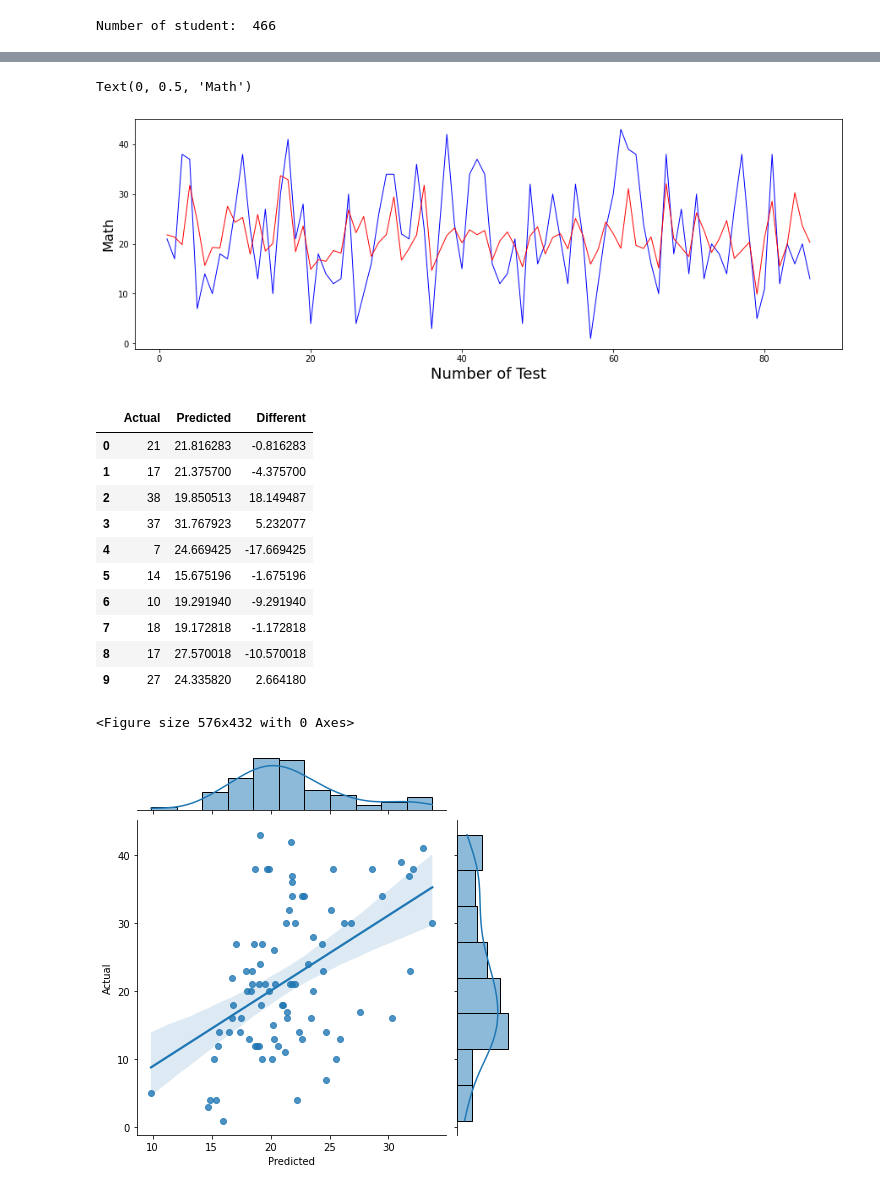
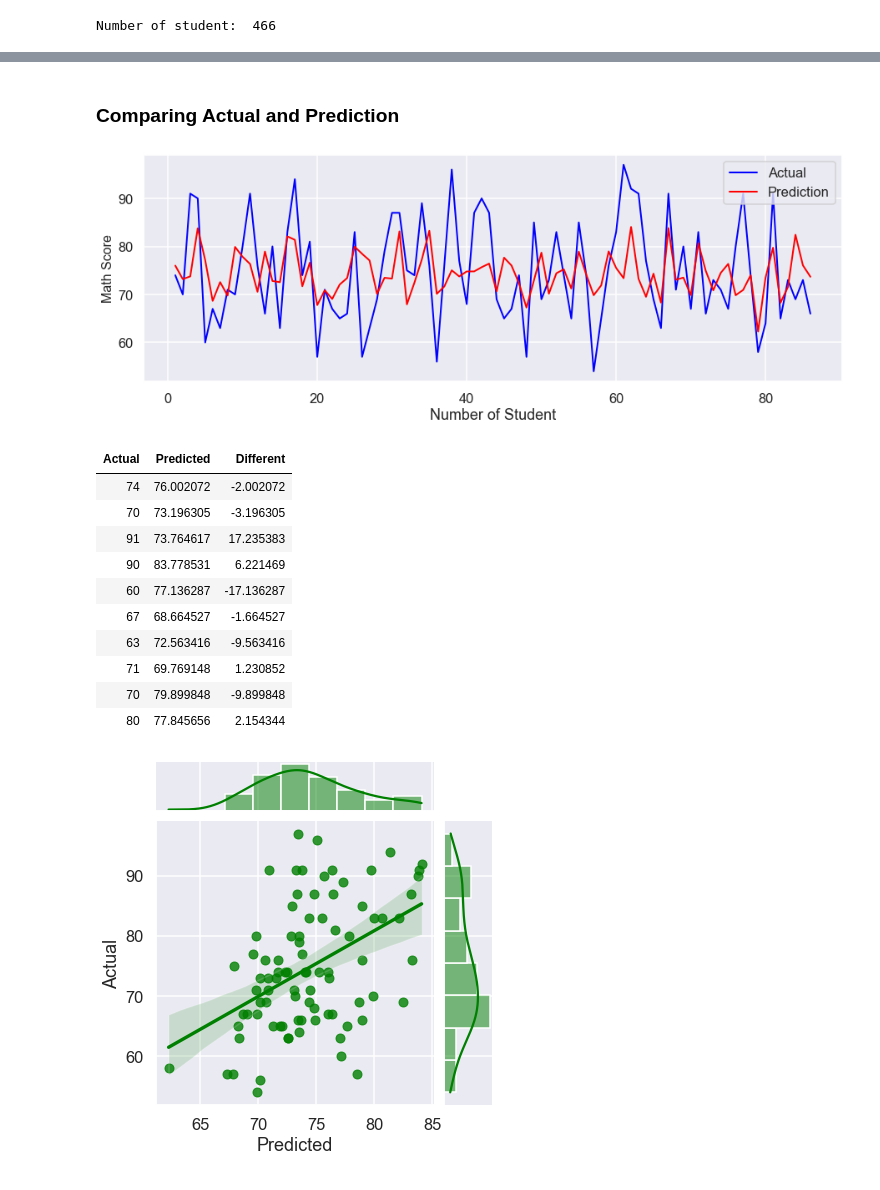
Before and after one commit to lukpras/Regression, a Jupyter notebook: Random_Forest_Regression.ipynb, the cells around one changed output, grey strips where cells are left out. Drawn from its saved outputs; the diff is of its cells as text; code cells hidden in the pictures.

```diff
--- a/Random_Forest_Regression.ipynb
+++ b/Random_Forest_Regression.ipynb
@@ -211,2 +231,5 @@ y = train['Math']
+# %%
+x = data.iloc[:data.shape[0], :-1]
+y = data['Math']
 # %%
 x_train, x_val, y_train, y_val = train_test_split(x, y, test_size = 0.2, random_state = 100)
@@ -212,0 +255,5 @@ x_train, x_val, y_train, y_val = train_test_split(x, y, test_size = 0.2, random_
+# %%
+RF = RandomForestRegressor()
+RF_random = RandomizedSearchCV(estimator = RF, param_distributions = random_grid,
+               n_iter = 100, cv = 5, verbose=2, random_state=42, n_jobs = -1)
+RF_random.fit(x_train, y_train)
@@ -213,16 +288,24 @@ x_train, x_val, y_train, y_val = train_test_split(x, y, test_size = 0.2, random_
 # %%
-RF = RandomForestRegressor(criterion='mse', min_samples_leaf=6,
-                      n_estimators=500, random_state=100, n_jobs=-1)
+RF = RandomForestRegressor(n_estimators=200, min_samples_split=2,
+                           min_samples_leaf=2, max_features='sqrt',
+                           max_depth=80, bootstrap=True, n_jobs=-1
+                           )
 RF.fit(x_train, y_train)
 
 y_train_pred_RF = RF.predict(x_train)
 y_val_pred_RF = RF.predict(x_val)
 
-r2_score_RF_train = r2_score(y_train, y_train_pred_RF)
-r2_score_RF_val = r2_score(y_val, y_val_pred_RF)
-rmse_RF = np.sqrt(mean_squared_error(y_val, y_val_pred_RF))
+r2_score_RF_train = round(r2_score(y_train, y_train_pred_RF), 4)
+r2_score_RF_val = round(r2_score(y_val, y_val_pred_RF), 4)
+mape_RF_train = 100 * mean_absolute_percentage_error(y_train, y_train_pred_RF)
+mape_RF_val = 100 * mean_absolute_percentage_error(y_val, y_val_pred_RF)
+accuracy_RF_train = 100 - mape_RF_train
+accuracy_RF_val = 100 - mape_RF_val
 
 print('R2_score (train): ', r2_score_RF_train)
 print('R2_score (test): ', r2_score_RF_val)
-print("RMSE: ", rmse_RF)
+print("MAPE (train): {:0.2f}%.".format(mape_RF_train))
+print("Accuracy (train): {:0.2f}%.".format(accuracy_RF_train))
+print("MAPE (test): {:0.2f}%.".format(mape_RF_val))
+print("Accuracy (test): {:0.2f}%.".format(accuracy_RF_val))
 # %% [output]
@@ -232,38 +320,42 @@ RMSE:  9.16717996433382
+# %% [markdown]
+### Comparing Actual and Prediction
 # %%
-plt.figure(figsize=[15,5])
+fig = plt.figure(figsize=[15,5])
 
 c = [i for i in range(1,87,1)]
 d = [i for i in range(1,87,1)]
 
-plt.plot(c, y_val, color="blue", linewidth=1, linestyle="-")
-plt.plot(d, y_val_pred_RF, color="red",  linewidth=1, linestyle="-")
-plt.xlabel('Number of Test', fontsize=18)
-plt.ylabel('Math', fontsize=16)
+plt.plot(c, y_val, color="blue", linewidth=2, linestyle="-", label="Actual")
+plt.plot(d, y_val_pred_RF, color="red",  linewidth=2, linestyle="-", label="Prediction")
+plt.xlabel('Number of Student', fontsize=18)
+plt.ylabel('Math Score', fontsize=16)
+plt.legend(loc="upper right")
+plt.show()
+#fig.savefig('Prediction.png', transparent=True)
 # %% [output]
-Text(0, 0.5, 'Math')
-[figure, old version]
+[figure, new version]
 # %%
 y_val = y_val.ravel()
-actualvspredicted = pd.DataFrame({"Actual":y_val,"Predicted":y_val_pred_RF, 'Different':y_val-y_val_pred_RF})
-actualvspredicted.head(10).style.background_gradient(cmap='YlGn')
+versus = pd.DataFrame({"Actual":y_val, "Predicted":y_val_pred_RF, 'Different':y_val-y_val_pred_RF})
+versus.head(10).style.hide_index().highlight_max(color = 'black')
 # %% [output]
-|  | Actual | Predicted | Different |
-| 0 | 21 | 21.816283 | -0.816283 |
-| 1 | 17 | 21.375700 | -4.375700 |
-| 2 | 38 | 19.850513 | 18.149487 |
-| 3 | 37 | 31.767923 | 5.232077 |
-| 4 | 7 | 24.669425 | -17.669425 |
-| 5 | 14 | 15.675196 | -1.675196 |
-| 6 | 10 | 19.291940 | -9.291940 |
-| 7 | 18 | 19.172818 | -1.172818 |
-| 8 | 17 | 27.570018 | -10.570018 |
-| 9 | 27 | 24.335820 | 2.664180 |
+| Actual | Predicted | Different |
+| 74 | 76.002072 | -2.002072 |
+| 70 | 73.196305 | -3.196305 |
+| 91 | 73.764617 | 17.235383 |
+| 90 | 83.778531 | 6.221469 |
+| 60 | 77.136287 | -17.136287 |
+| 67 | 68.664527 | -1.664527 |
+| 63 | 72.563416 | -9.563416 |
+| 71 | 69.769148 | 1.230852 |
+| 70 | 79.899848 | -9.899848 |
+| 80 | 77.845656 | 2.154344 |
 # %%
-plt.figure(figsize=[8,6])
-p = sns.jointplot(actualvspredicted['Predicted'],actualvspredicted['Actual'], kind='reg')
+fig = sns.jointplot(versus['Predicted'], versus['Actual'],
+                    kind='reg', color='green')
 plt.xlabel('Predicted')
 plt.ylabel('Actual')
 plt.show()
+#fig.savefig('Act_vs_Pred.png', transparent=True)
 # %% [output]
-<Figure size 576x432 with 0 Axes>
-[figure, old version]
+[figure, new version]
```
Also changed, not shown: parts of 42 cells of this notebook, 11 other files.
